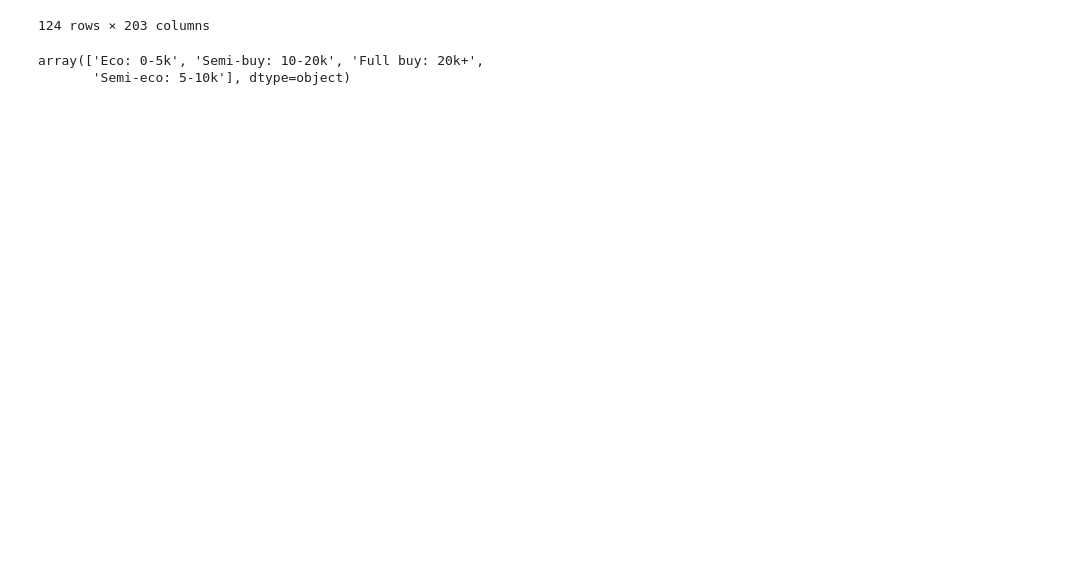
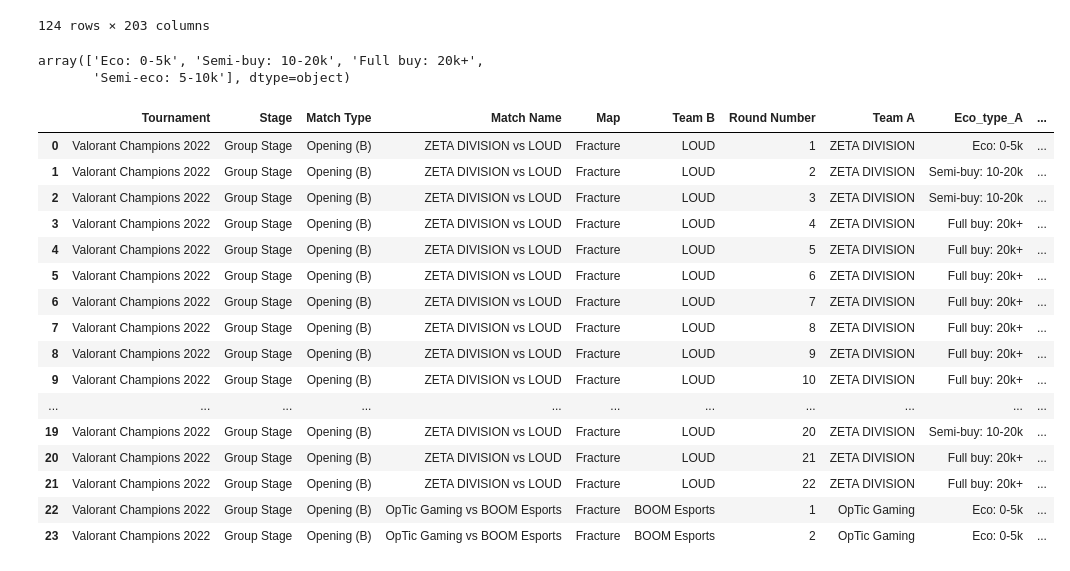
Before and after one commit to ahrlim/vct-erdos-project, a Jupyter notebook: notebooks/Economy/Rating.ipynb, the cells around one changed output. Drawn from its saved outputs; the diff is of its cells as text; code cells hidden in the pictures; blank space fills up the shorter version.

```diff
--- a/notebooks/Economy/Rating.ipynb
+++ b/notebooks/Economy/Rating.ipynb
@@ -285,10 +301,40 @@ array(['Eco: 0-5k', 'Semi-buy: 10-20k', 'Full buy: 20k+',
 #     if LOTypeA == 'Eco: 0-5k' & LOTypeB == 'Semi-buy: 10-20k' &OutcomeA == 0:
 #         M = 0.7
 
-def RoundRating(LoadOutA, LoadoutB, LOTypeA, LOTypeB, OutcomeA):
+def RoundRating(LoadOutA, LoadoutB,  OutcomeA):
     LoadoutB = max(LoadoutB, 100)
     LoadOutA = max(LoadOutA, 100)
     if OutcomeA == 1:
         return LoadoutB/LoadOutA
     if OutcomeA == 0:
         return 0
+
+def RoundRating2(x, y):
+    return 5
+# %%
+Eco_rounds_type["Rating"]=Eco_rounds_type[["Outcome_A", "Outcome_B"]].apply(lambda row: RoundRating2(row["Outcome_A"], row["Outcome_B"]), axis=1)
+
+keys = ['Tournament', 'Stage', 'Match Type', 'Match Name', 'Map','Team A']
+grouped5 = Eco_rounds_type.groupby(keys)
+Eco_rounds_type["Match Rating"]=grouped5["Rating"].transform(lambda x: x.mean()+1)
+
+
+Eco_rounds_type.head(24)
+# %% [output]
+|  | Tournament | Stage | Match Type | Match Name | Map | Team B | Round Number | Team A | Eco_type_A | ... |
+| 0 | Valorant Champions 2022 | Group Stage | Opening (B) | ZETA DIVISION vs LOUD | Fracture | LOUD | 1 | ZETA DIVISION | Eco: 0-5k | ... |
+| 1 | Valorant Champions 2022 | Group Stage | Opening (B) | ZETA DIVISION vs LOUD | Fracture | LOUD | 2 | ZETA DIVISION | Semi-buy: 10-20k | ... |
+| 2 | Valorant Champions 2022 | Group Stage | Opening (B) | ZETA DIVISION vs LOUD | Fracture | LOUD | 3 | ZETA DIVISION | Semi-buy: 10-20k | ... |
+| 3 | Valorant Champions 2022 | Group Stage | Opening (B) | ZETA DIVISION vs LOUD | Fracture | LOUD | 4 | ZETA DIVISION | Full buy: 20k+ | ... |
+| 4 | Valorant Champions 2022 | Group Stage | Opening (B) | ZETA DIVISION vs LOUD | Fracture | LOUD | 5 | ZETA DIVISION | Full buy: 20k+ | ... |
+| 5 | Valorant Champions 2022 | Group Stage | Opening (B) | ZETA DIVISION vs LOUD | Fracture | LOUD | 6 | ZETA DIVISION | Full buy: 20k+ | ... |
+| 6 | Valorant Champions 2022 | Group Stage | Opening (B) | ZETA DIVISION vs LOUD | Fracture | LOUD | 7 | ZETA DIVISION | Full buy: 20k+ | ... |
+| 7 | Valorant Champions 2022 | Group Stage | Opening (B) | ZETA DIVISION vs LOUD | Fracture | LOUD | 8 | ZETA DIVISION | Full buy: 20k+ | ... |
+| 8 | Valorant Champions 2022 | Group Stage | Opening (B) | ZETA DIVISION vs LOUD | Fracture | LOUD | 9 | ZETA DIVISION | Full buy: 20k+ | ... |
+| 9 | Valorant Champions 2022 | Group Stage | Opening (B) | ZETA DIVISION vs LOUD | Fracture | LOUD | 10 | ZETA DIVISION | Full buy: 20k+ | ... |
+| ... | ... | ... | ... | ... | ... | ... | ... | ... | ... | ... |
+| 19 | Valorant Champions 2022 | Group Stage | Opening (B) | ZETA DIVISION vs LOUD | Fracture | LOUD | 20 | ZETA DIVISION | Semi-buy: 10-20k | ... |
+| 20 | Valorant Champions 2022 | Group Stage | Opening (B) | ZETA DIVISION vs LOUD | Fracture | LOUD | 21 | ZETA DIVISION | Full buy: 20k+ | ... |
+| 21 | Valorant Champions 2022 | Group Stage | Opening (B) | ZETA DIVISION vs LOUD | Fracture | LOUD | 22 | ZETA DIVISION | Full buy: 20k+ | ... |
+| 22 | Valorant Champions 2022 | Group Stage | Opening (B) | OpTic Gaming vs BOOM Esports | Fracture | BOOM Esports | 1 | OpTic Gaming | Eco: 0-5k | ... |
+| 23 | Valorant Champions 2022 | Group Stage | Opening (B) | OpTic Gaming vs BOOM Esports | Fracture | BOOM Esports | 2 | OpTic Gaming | Eco: 0-5k | ... |
```
Also changed, not shown: parts of 2 cells of this notebook, 1 other file.
